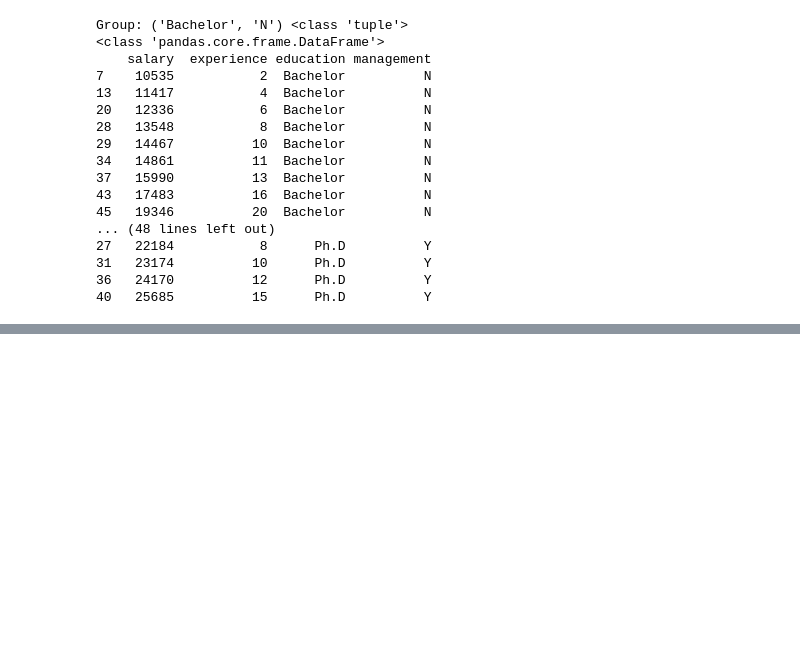
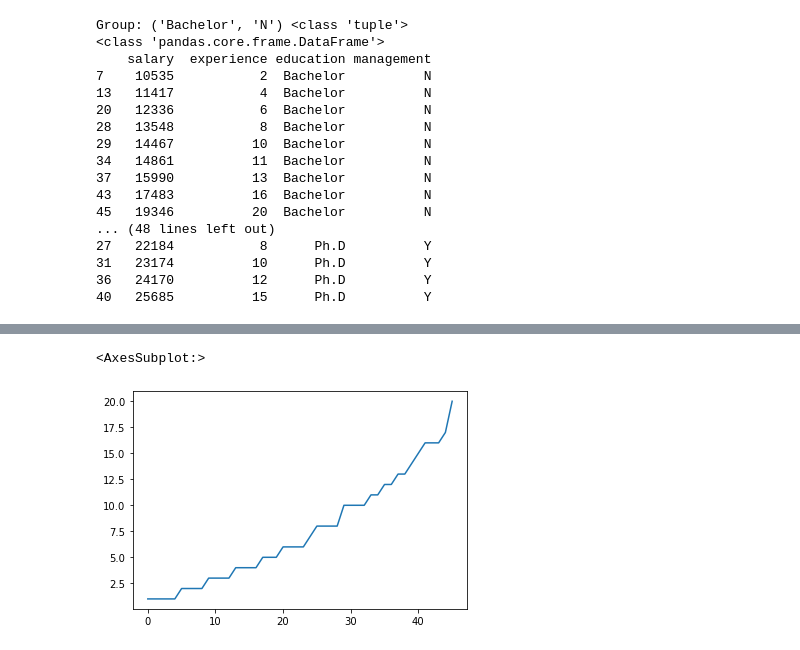
Before and after one commit to subbu27iitb/Training01, a Jupyter notebook: Pandas.ipynb, the cells around one changed output, grey strips where cells are left out. Drawn from its saved outputs; the diff is of its cells as text; code cells hidden in the pictures; blank space fills up the shorter version.

```diff
--- a/Pandas.ipynb
+++ b/Pandas.ipynb
@@ -1408,0 +1465,5 @@ Group: ('Bachelor', 'N') <class 'tuple'>
+# %%
+df.experience.plot()
+# %% [output]
+<AxesSubplot:>
+[figure, added]
```
Also changed, not shown: parts of 17 cells of this notebook.
